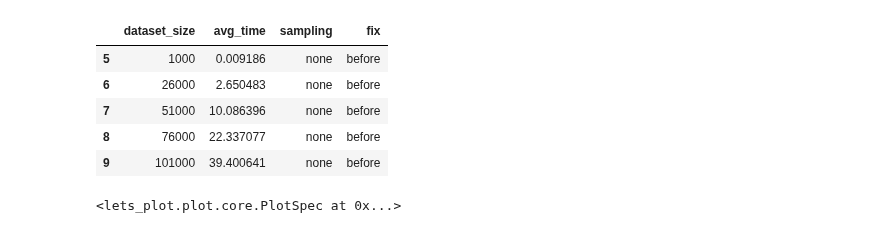
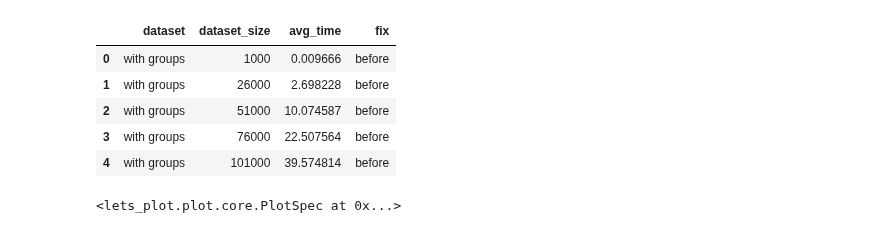
Before and after one commit to ASmirnov-HORIS/lets-plot-experiments, a Jupyter notebook: demo/ecdf/performance_test_result.ipynb, the cells around one changed output. Cells and saved outputs as stored; diff of their text form; code cells hidden in the pictures.

```diff
--- a/demo/ecdf/performance_test_result.ipynb
+++ b/demo/ecdf/performance_test_result.ipynb
@@ -9,15 +9,15 @@ LetsPlot.setup_html()
 # %%
 before_fix_df = pd.read_csv("before_fix.csv")
 after_fix_df = pd.read_csv("after_fix.csv")
-df = pd.concat([before_fix_df, after_fix_df]).dropna()
+df = pd.concat([before_fix_df, after_fix_df])
 df.head()
 # %% [output]
-|  | dataset_size | avg_time | sampling | fix |
-| 5 | 1000 | 0.009186 | none | before |
-| 6 | 26000 | 2.650483 | none | before |
-| 7 | 51000 | 10.086396 | none | before |
-| 8 | 76000 | 22.337077 | none | before |
-| 9 | 101000 | 39.400641 | none | before |
+|  | dataset | dataset_size | avg_time | fix |
+| 0 | with groups | 1000 | 0.009666 | before |
+| 1 | with groups | 26000 | 2.698228 | before |
+| 2 | with groups | 51000 | 10.074587 | before |
+| 3 | with groups | 76000 | 22.507564 | before |
+| 4 | with groups | 101000 | 39.574814 | before |
 # %%
 ggplot(df, aes("dataset_size", "avg_time", color="fix")) + \
     geom_line() + \
```
Also changed, not shown: parts of 1 cell of this notebook, 4 other files.
